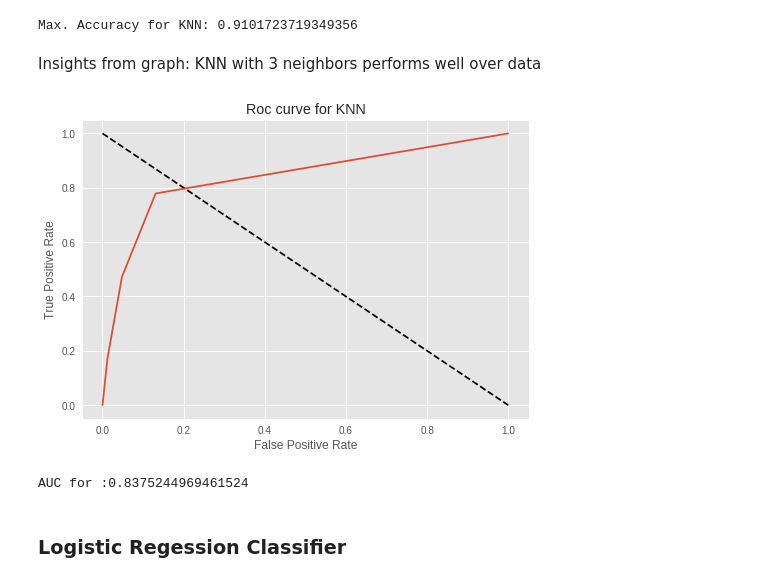
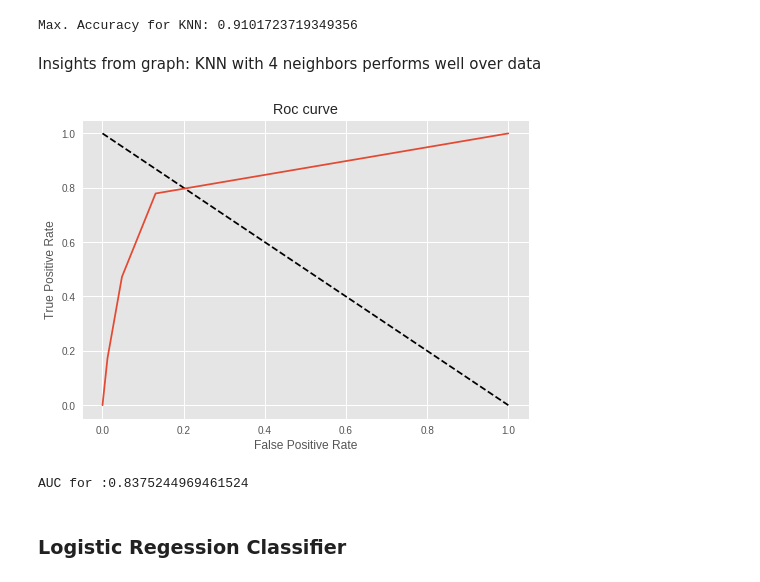
Before and after one commit to Tarandeep97/bank_marketing_analysis, a Jupyter notebook: Bank_Marketing_prediction.ipynb, the cells around one changed output. Cells and saved outputs as stored; diff of their text form; code cells hidden in the pictures.

```diff
--- a/Bank_Marketing_prediction.ipynb
+++ b/Bank_Marketing_prediction.ipynb
@@ -138,3 +134,13 @@ Insights from above graph:
+# %%
+def roc_display(y_test, y_pred_prob):
+  """Function to display ROC CURVE"""
+  fpr, tpr, thresholds = roc_curve(y_test,y_pred_prob)
+  plt.plot([0,1],[1,0],'k--')
+  plt.plot(fpr,tpr)
+  plt.xlabel('False Positive Rate')
+  plt.ylabel('True Positive Rate')
+  plt.title('Roc curve')
+  plt.show()
 # %% [markdown]
 ### KNeighborsClassifiers
 # %%
@@ -170,23 +176,18 @@ print("Max. Accuracy for KNN:",max(test_accuracy))
 [figure]
 Max. Accuracy for KNN: 0.9101723719349356
 # %% [markdown]
-Insights from graph: KNN with 3 neighbors performs well over data
+Insights from graph: KNN with 4 neighbors performs well over data
 # %%
 knn = KNeighborsClassifier(n_neighbors=3)
 knn.fit(X_train, y_train)
 y_pred_prob = knn.predict_proba(X_test)[:,1]
-fpr, tpr, thresholds = roc_curve(y_test,y_pred_prob)
 
-plt.plot([0,1],[1,0],'k--')
-plt.plot(fpr,tpr)
-plt.xlabel('False Positive Rate')
-plt.ylabel('True Positive Rate')
-plt.title('Roc curve for KNN')
-plt.show()
+roc_display(y_test, y_pred_prob)
+
 
 print('AUC for :{}'.format(roc_auc_score(y_test,y_pred_prob)))
 # %% [output]
-[figure, old version]
+[figure, new version]
 AUC for :0.8375244969461524
 # %% [markdown]
 ### Logistic Regession Classifier
```
Also changed, not shown: parts of 9 cells of this notebook.
